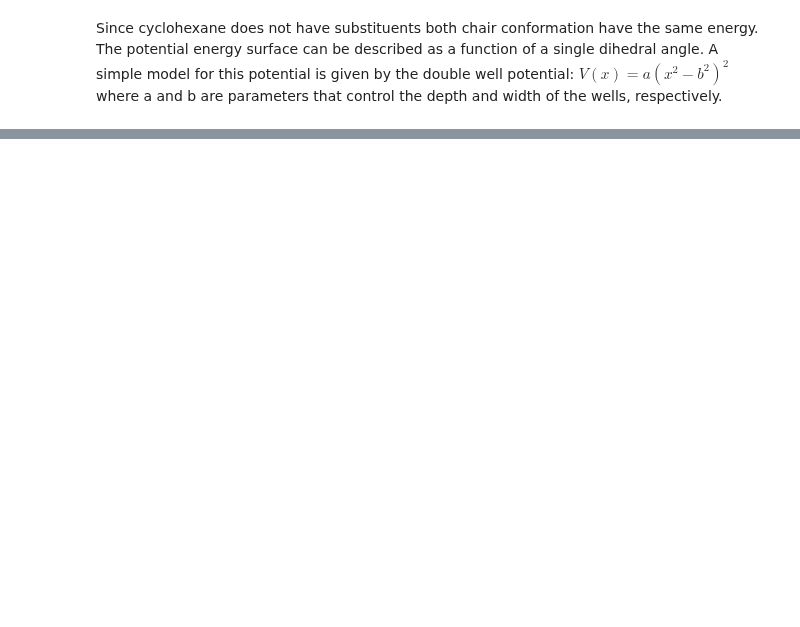
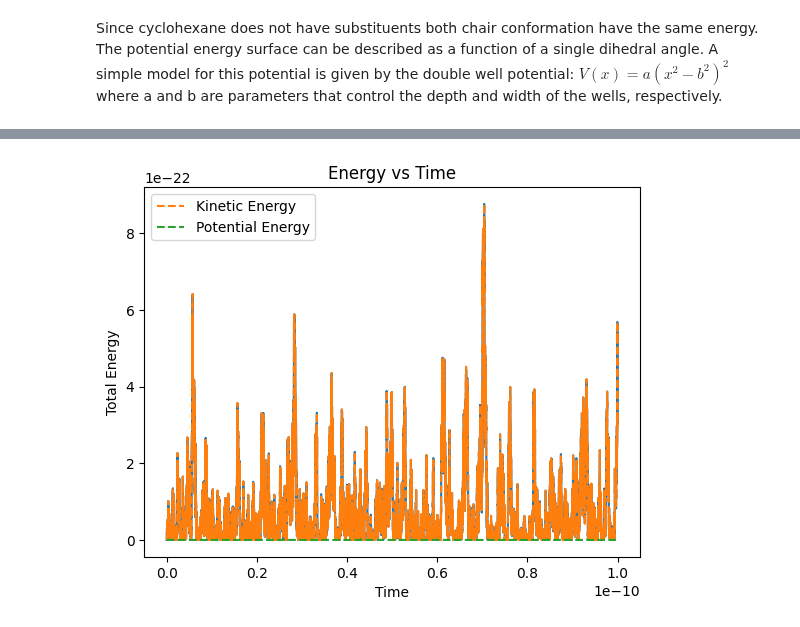
Before and after one commit to ccastilloo/ToyMD, a Jupyter notebook: lab3.ipynb, the cells around one changed output, grey strips where cells are left out. Saved outputs shown, nothing was run; the diff lists cells and outputs as text; code cells hidden in the pictures; blank space fills up the shorter version.

```diff
--- a/lab3.ipynb
+++ b/lab3.ipynb
@@ -41,0 +46,4 @@ traj.plot_on_potential(xmin=-200*a0, xmax=200.0*a0)
+# %%
+traj.plot_energy()
+# %% [output]
+[figure, added]
```
Also changed, not shown: parts of 8 cells of this notebook, 3 other files.
